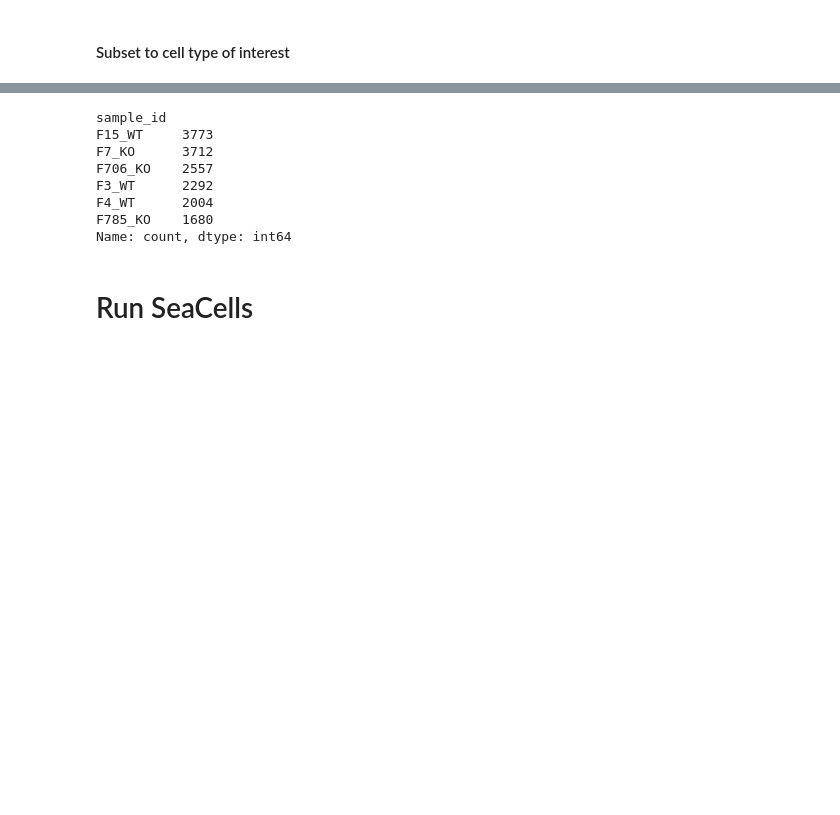
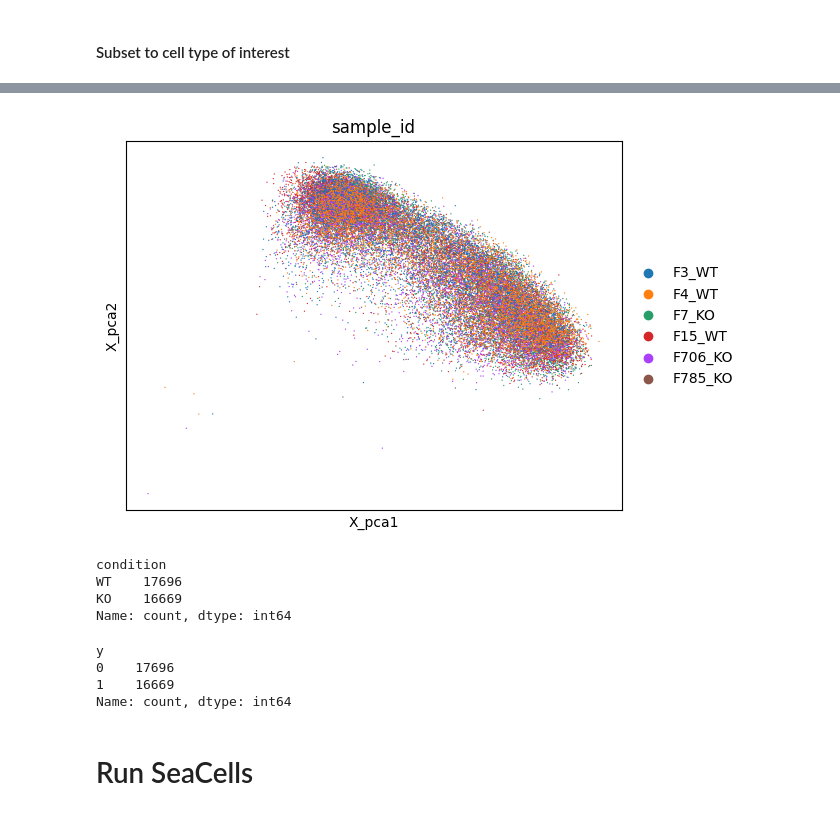
Before and after one commit to akanksha-sachan/TA_muscle_ageing, a Jupyter notebook: py_scripts/slide_analysis/meta_cell.ipynb, the cells around one changed output, grey strips where cells are left out. Cells and saved outputs as stored; diff of their text form; code cells hidden in the pictures; blank space fills up the shorter version.

```diff
--- a/py_scripts/slide_analysis/meta_cell.ipynb
+++ b/py_scripts/slide_analysis/meta_cell.ipynb
@@ -52,17 +76,28 @@ View of AnnData object with n_obs × n_vars = 16018 × 4000
     varm: 'PCs'
     layers: 'cellbender', 'counts', 'log1p_norm_cb', 'scvi_normalized'
     obsp: 'connectivities', 'distances'
+# %%
+sc.pl.embedding(adata, basis='X_pca', color=['sample_id'])
+# %% [output]
+[figure, added]
 # %%
-adata_cell_type.obs['sample_id'].value_counts()
+adata.obs['condition'].value_counts()
 # %% [output]
-sample_id
-F15_WT     3773
-F7_KO      3712
-F706_KO    2557
-F3_WT      2292
-F4_WT      2004
-F785_KO    1680
+condition
+WT    17696
+KO    16669
 Name: count, dtype: int64
+# %%
+adata.obs['y'] = adata.obs['condition'].map({
+    'WT': 0,
+    'KO': 1
+})
+adata.obs['y'].value_counts()
+# %% [output]
+y
+0    17696
+1    16669
+Name: count, dtype: int64
 # %% [markdown]
 # Run SeaCells
 # %%
```
Also changed, not shown: parts of 21 cells of this notebook, 2 other files.
